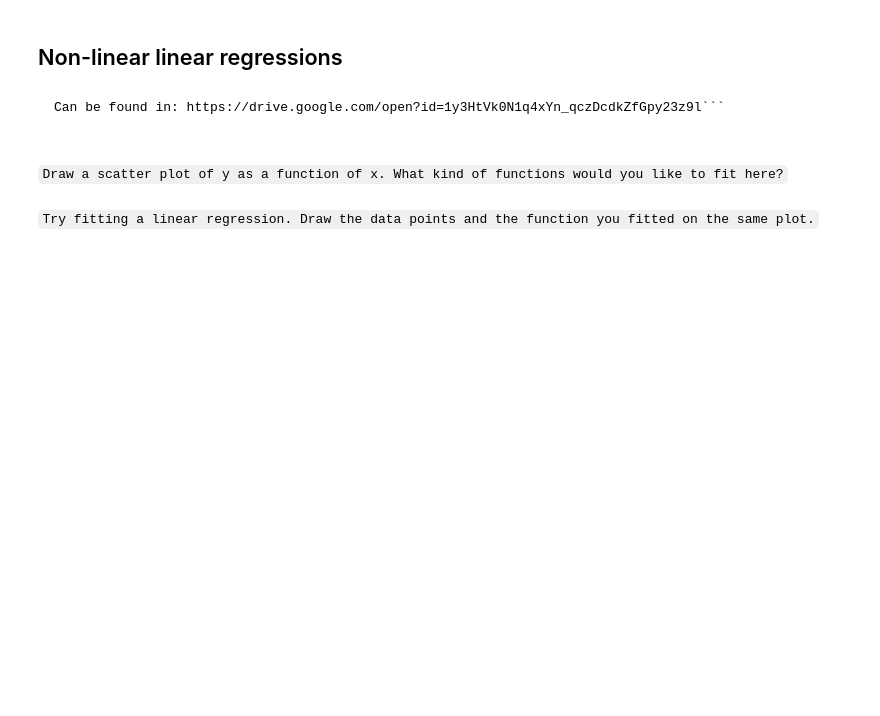
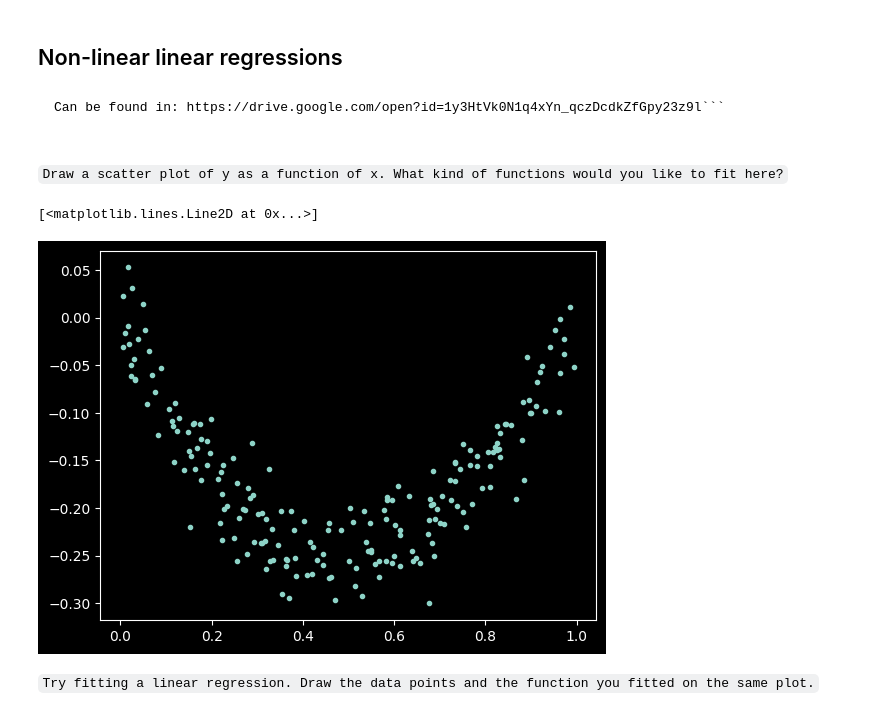
Before and after one commit to Avraham2489/DS_Training, a Jupyter notebook: D - ML/regression/exercise/regression.ipynb, the cells around one changed output. Saved outputs shown, nothing was run; the diff lists cells and outputs as text; code cells hidden in the pictures; blank space fills up the shorter version.

````diff
--- a/D - ML/regression/exercise/regression.ipynb
+++ b/D - ML/regression/exercise/regression.ipynb
@@ -39,8 +71,15 @@ $Y = (0.3\cdot X[:,0] + 0.5\cdot X[:,1] - 0.7\cdot X[:,2] \geq 1)$
 ```Load the data in func_1_train.csv.
 Can be found in: https://drive.google.com/open?id=1y3HtVk0N1q4xYn_qczDcdkZfGpy23z9l```
 # %%
-df = pd.read_csv('resources/func_1_train.csv')
+df = pd.read_csv('func_1_train.csv')
 # %% [markdown]
 ```Draw a scatter plot of y as a function of x. What kind of functions would you like to fit here?```
+# %%
+x=np.array(df.x).reshape(-1,1)
+y=np.array(df.y).reshape(-1,1)
+plt.plot(x,y,".")
+# %% [output]
+[<matplotlib.lines.Line2D at 0x...>]
+[figure, added]
 # %% [markdown]
 ```Try fitting a linear regression. Draw the data points and the function you fitted on the same plot.```
````
Also changed, not shown: parts of 14 cells of this notebook, 4 other files.
